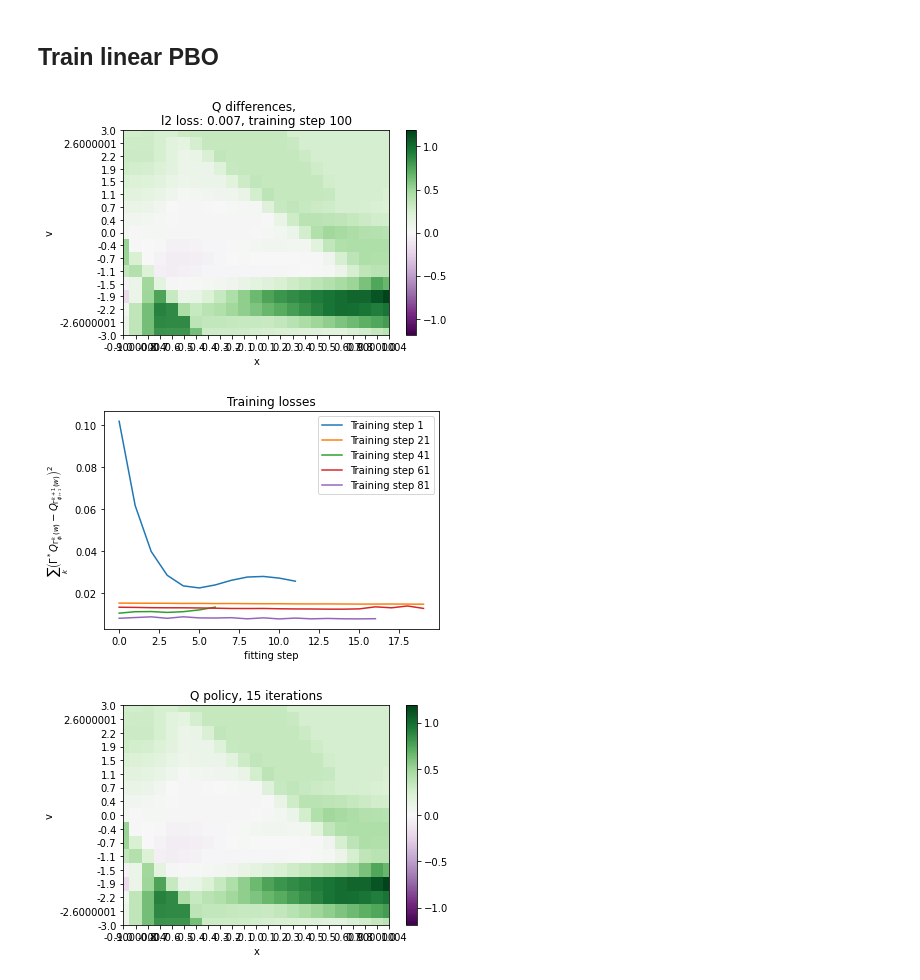
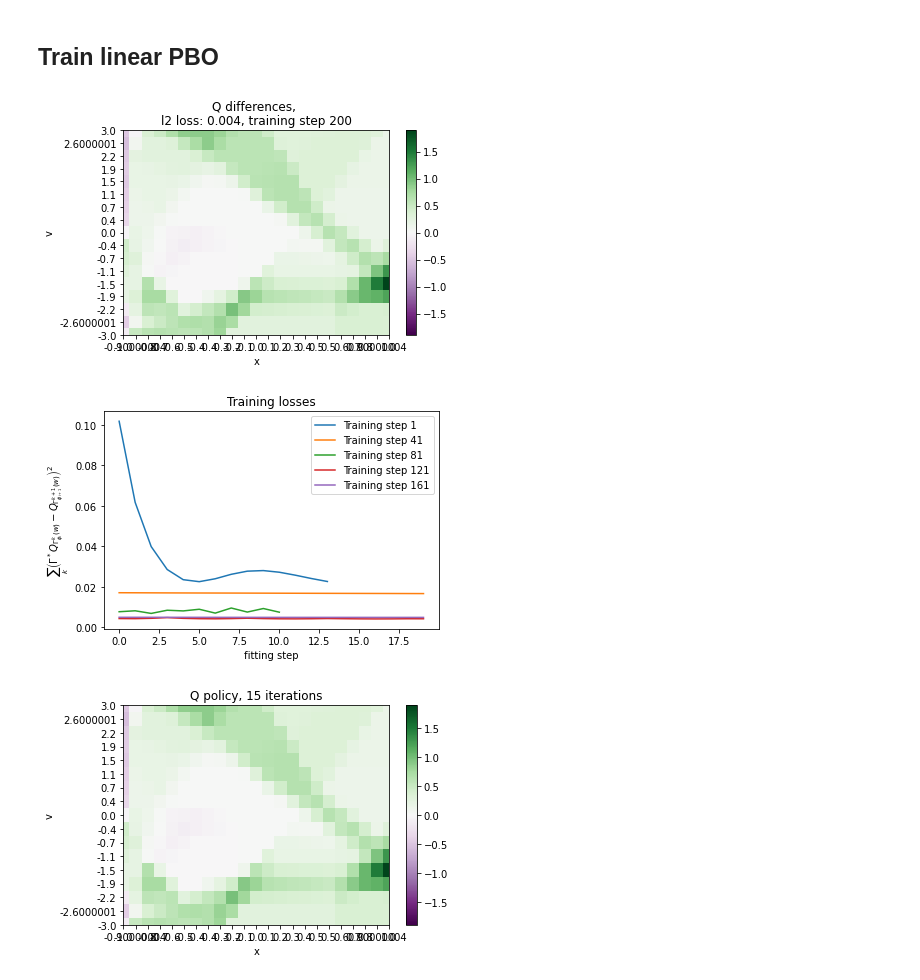
Before and after one commit to theovincent/PBO, a Jupyter notebook: pbo_car_on_hill.ipynb, the cells around one changed output. Drawn from its saved outputs; the diff is of its cells as text; code cells hidden in the pictures.

```diff
--- a/pbo_car_on_hill.ipynb
+++ b/pbo_car_on_hill.ipynb
@@ -34,7 +34,7 @@ max_bellman_iterations = 15
 batch_size_samples = n_samples
 
 ## Linear PBO
-training_steps = 100
+training_steps = 200
 fitting_steps = 20
 batch_size_weights = n_weights
 learning_rate = {"first": 0.001, "last": 0.00005, "duration": training_steps * fitting_steps * n_samples // batch_size_samples}
@@ -408,39 +408,39 @@ for training_step in range(training_steps):
                 cumulative_l2_loss += l2_loss
 
         l2_losses[training_step, fitting_step] = cumulative_l2_loss
-        if cumulative_l2_loss / best_loss * 100 < 99.99:
+        if cumulative_l2_loss / best_loss * 100 < 99.999:
             patience = 0
             best_loss = cumulative_l2_loss
         else:
             patience += 1
 
-        if patience > 5:
+        if patience > 7:
             break
 
     if not pbo.add_infinity:
         q_weight = data_loader_weights.weights[0]
         for _ in range(max_bellman_iterations):
             q_weight = pbo(pbo.params, q_weight)
     else:
         q_weight = pbo.fixed_point(pbo.params)
     q_pbo.params = q_pbo.to_params(q_weight)
     diff_q_pbo = env.diff_q_mesh(q_pbo, states_x_visu, states_v_visu)
 
     q_visu_mesh.set_values(diff_q_pbo)
     q_visu_mesh.show(f"Q differences, \nl2 loss: {str(jnp.round(cumulative_l2_loss, 3))}, training step {training_step + 1}", xlabel="x", ylabel="v")
 
 
 for training_step in range(0, training_steps, max(training_steps // 5, 1)):
     plt.plot(l2_losses[training_step], label=f"Training step {training_step + 1}")
 
 plt.legend()
 plt.xlabel("fitting step")
 plt.ylabel(r"$\sum_{k} \left(\Gamma^*Q_{\Gamma_{\phi_i}^k(w)} - Q_{\Gamma_{\phi_{i + 1}}^{k + 1}(w)} \right)^2$")
 plt.title("Training losses")
 plt.show()
 # %% [output]
-[figure, old version]
+[figure, new version]
-[figure, old version]
+[figure, new version]
 # %%
 if not pbo.add_infinity:
     test_bellman_iterations = max_bellman_iterations
@@ -461,7 +461,7 @@ q_visu_mesh = TwoDimesionsMesh(states_x_visu, states_v_visu, sleeping_time=0, ax
 q_visu_mesh.set_values(diff_q_pbo)
 q_visu_mesh.show(f"Q policy, {test_bellman_iterations} iterations", xlabel="x", ylabel="v")
 # %% [output]
-[figure, old version]
+[figure, new version]
 # %%
 q_visu_mesh.set_values((diff_q_pbo > 0).astype(float))
 q_visu_mesh.show(f"Q policy, {test_bellman_iterations} iterations", xlabel="x", ylabel="v")
```
Also changed, not shown: parts of 2 cells of this notebook.
